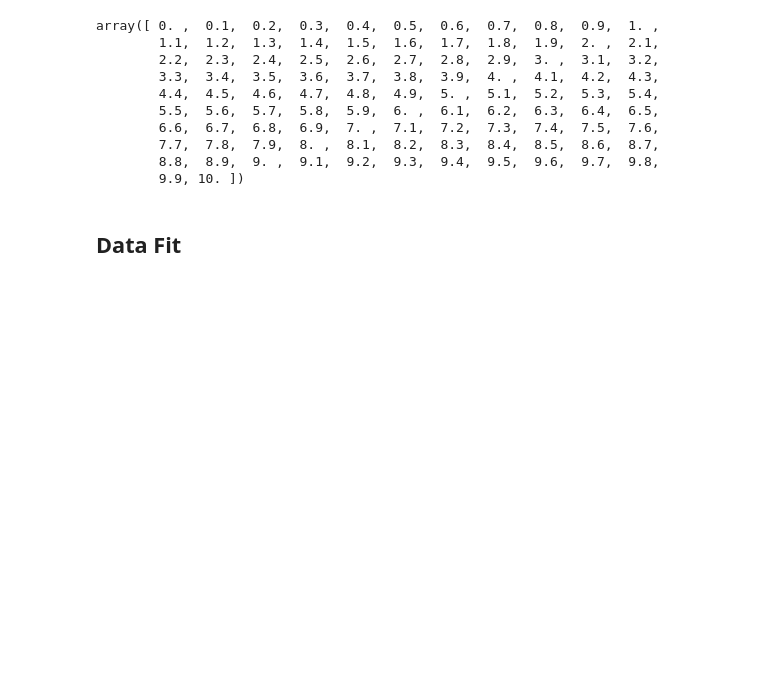
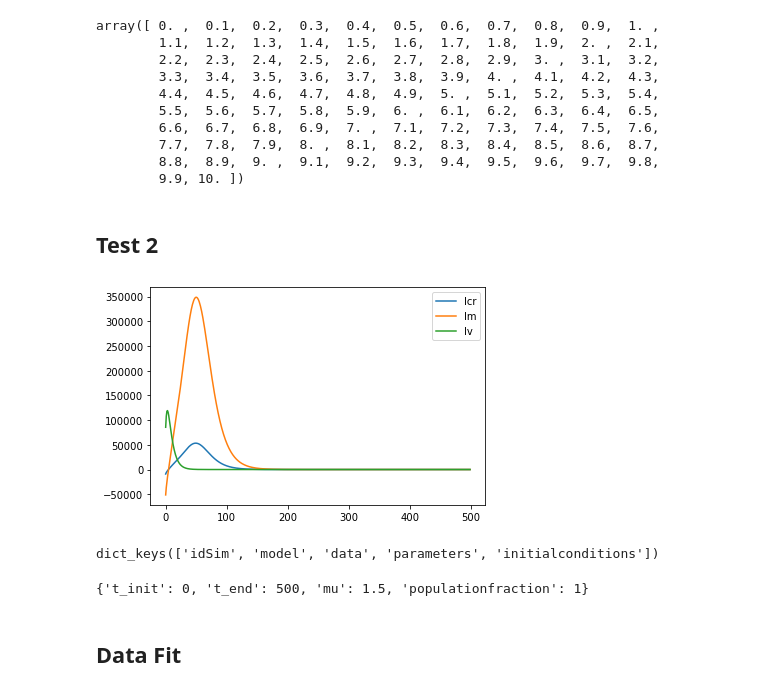
Before and after one commit to DLab/covid19geomodeller, a Jupyter notebook: backend/backend_test.ipynb, the cells around one changed output. Drawn from its saved outputs; the diff is of its cells as text; code cells hidden in the pictures; blank space fills up the shorter version.

Commit message:
backend update for global results in meta models

```diff
--- a/backend/backend_test.ipynb
+++ b/backend/backend_test.ipynb
@@ -177,3 +185,5 @@ array([ 0. ,  0.1,  0.2,  0.3,  0.4,  0.5,  0.6,  0.7,  0.8,  0.9,  1. ,
         7.7,  7.8,  7.9,  8. ,  8.1,  8.2,  8.3,  8.4,  8.5,  8.6,  8.7,
         8.8,  8.9,  9. ,  9.1,  9.2,  9.3,  9.4,  9.5,  9.6,  9.7,  9.8,
         9.9, 10. ])
+# %% [markdown]
+## Test 2
@@ -180,3 +278,25 @@ array([ 0. ,  0.1,  0.2,  0.3,  0.4,  0.5,  0.6,  0.7,  0.8,  0.9,  1. ,
+# %%
+res = requests.post('http://localhost:5003/simulate', json=json.loads(a))
+#print('response from server:',res.text)
+dictFromServer = res.json()
+# %%
+response = json.loads(dictFromServer['results']['Model 4'])
+# %%
+plt.plot(response['t'].values(),response['Icr'].values(),label='Icr')
+plt.plot(response['t'].values(),response['Im'].values(),label='Im')
+plt.plot(response['t'].values(),response['Iv'].values(),label='Iv')
+plt.legend(loc=0)
+plt.show()
+# %% [output]
+[figure, added]
+# %%
+json.loads(a)['Model 4'].keys()
+# %% [output]
+dict_keys(['idSim', 'model', 'data', 'parameters', 'initialconditions'])
+# %%
+json.loads(a)['Model 4']['parameters']['static']
+# %% [output]
+{'t_init': 0, 't_end': 500, 'mu': 1.5, 'populationfraction': 1}
 # %% [markdown]
 ## Data Fit
 # %%
```
Also changed, not shown: parts of 12 cells of this notebook, 2 other files.
